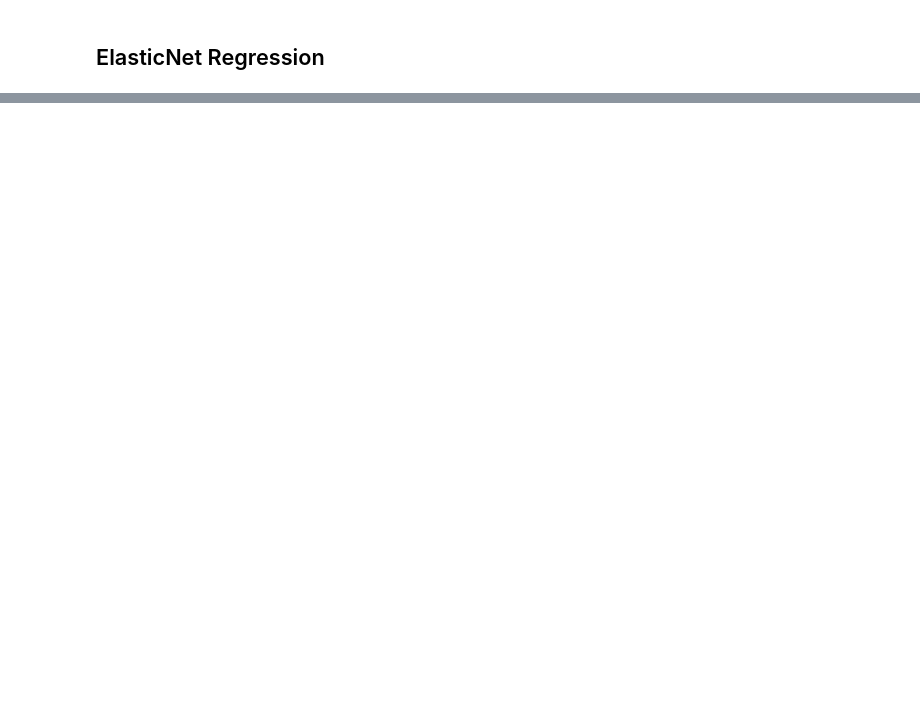
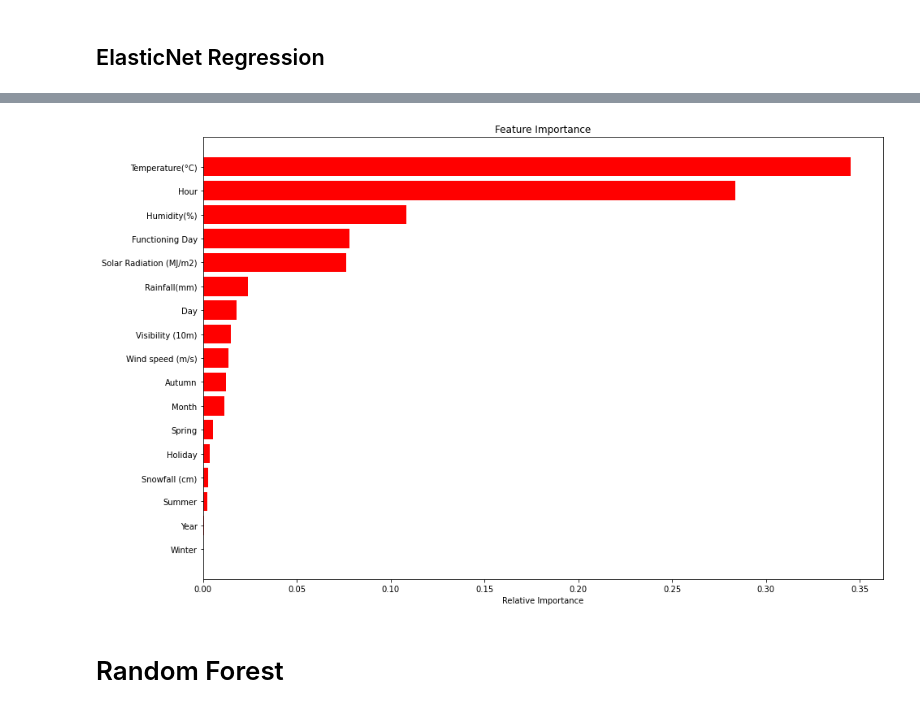
Before and after one commit to Gauravgade3/Bike-Sharing-Demand-Prediction, a Jupyter notebook: Bike_Sharing_Demand_Prediction_Capstone_Project_Gaurav_Gade.ipynb, the cells around one changed output, grey strips where cells are left out. Saved outputs shown, nothing was run; the diff lists cells and outputs as text; code cells hidden in the pictures; blank space fills up the shorter version.

```diff
--- a/Bike_Sharing_Demand_Prediction_Capstone_Project_Gaurav_Gade.ipynb
+++ b/Bike_Sharing_Demand_Prediction_Capstone_Project_Gaurav_Gade.ipynb
@@ -683,0 +719,7 @@ Adjusted R2 :  0.5705226406042396
+# %%
+#getting features importance of decision tree
+get_features_importance(dt_model,X_train)
+# %% [output]
+[figure, added]
+# %% [markdown]
+# Random Forest
```
Also changed, not shown: parts of 28 cells of this notebook.
